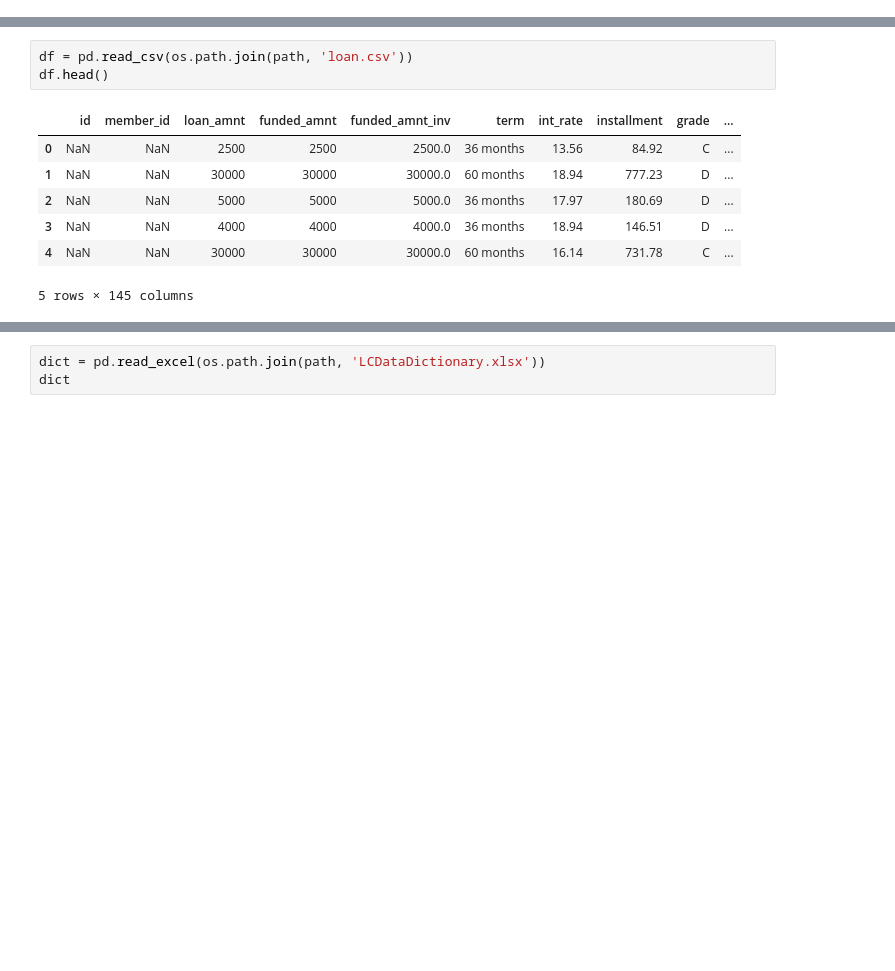
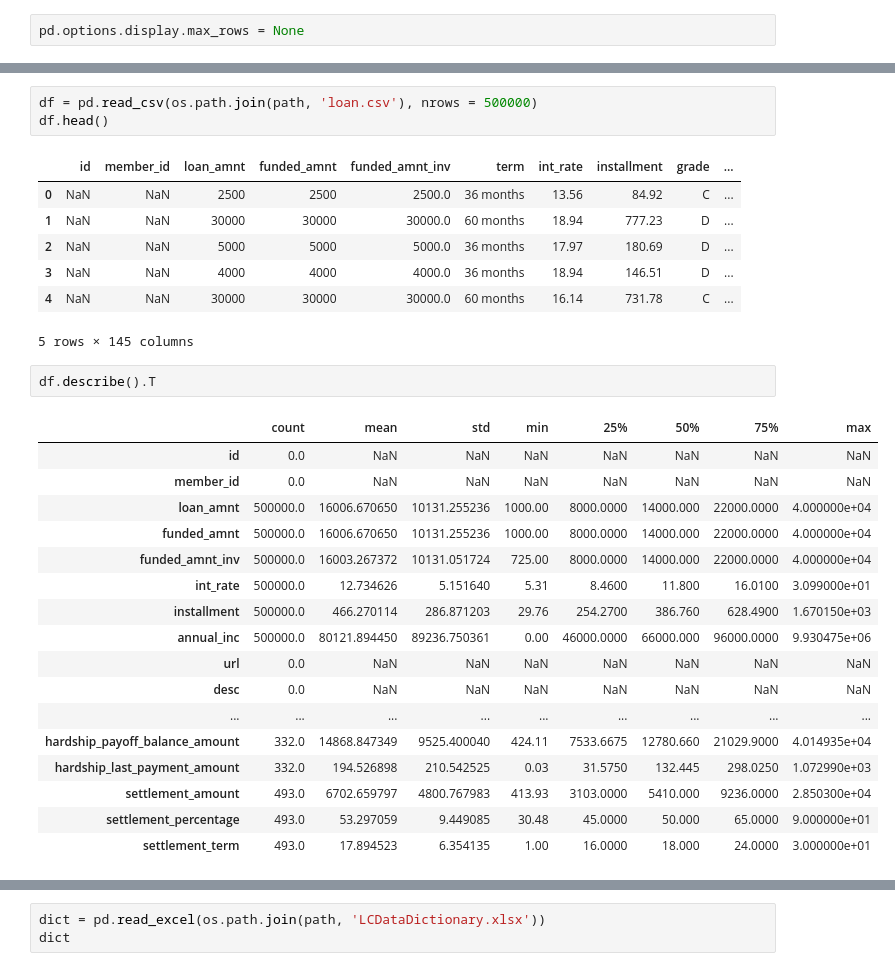
Before and after one commit to jqchen24-new/ml-zoomcamp, a Jupyter notebook: Capstone_project/project.ipynb, the cells around one changed output, grey strips where cells are left out. Saved outputs shown, nothing was run; the diff lists cells and outputs as text; blank space fills up the shorter version.

```diff
--- a/Capstone_project/project.ipynb
+++ b/Capstone_project/project.ipynb
@@ -5,3 +14,5 @@ path
+# %%
+pd.options.display.max_rows = None
 # %%
 import kagglehub
 
@@ -23,5 +31,5 @@ import pandas as pd
 # %%
-df = pd.read_csv(os.path.join(path, 'loan.csv'))
+df = pd.read_csv(os.path.join(path, 'loan.csv'), nrows = 500000)
 df.head()
 # %% [output]
 |  | id | member_id | loan_amnt | funded_amnt | funded_amnt_inv | term | int_rate | installment | grade | ... |
@@ -31,3 +39,23 @@ df.head()
 | 3 | NaN | NaN | 4000 | 4000 | 4000.0 | 36 months | 18.94 | 146.51 | D | ... |
 | 4 | NaN | NaN | 30000 | 30000 | 30000.0 | 60 months | 16.14 | 731.78 | C | ... |
 5 rows × 145 columns
+# %%
+df.describe().T
+# %% [output]
+|  | count | mean | std | min | 25% | 50% | 75% | max |
+| id | 0.0 | NaN | NaN | NaN | NaN | NaN | NaN | NaN |
+| member_id | 0.0 | NaN | NaN | NaN | NaN | NaN | NaN | NaN |
+| loan_amnt | 500000.0 | 16006.670650 | 10131.255236 | 1000.00 | 8000.0000 | 14000.000 | 22000.0000 | 4.000000e+04 |
+| funded_amnt | 500000.0 | 16006.670650 | 10131.255236 | 1000.00 | 8000.0000 | 14000.000 | 22000.0000 | 4.000000e+04 |
+| funded_amnt_inv | 500000.0 | 16003.267372 | 10131.051724 | 725.00 | 8000.0000 | 14000.000 | 22000.0000 | 4.000000e+04 |
+| int_rate | 500000.0 | 12.734626 | 5.151640 | 5.31 | 8.4600 | 11.800 | 16.0100 | 3.099000e+01 |
+| installment | 500000.0 | 466.270114 | 286.871203 | 29.76 | 254.2700 | 386.760 | 628.4900 | 1.670150e+03 |
+| annual_inc | 500000.0 | 80121.894450 | 89236.750361 | 0.00 | 46000.0000 | 66000.000 | 96000.0000 | 9.930475e+06 |
+| url | 0.0 | NaN | NaN | NaN | NaN | NaN | NaN | NaN |
+| desc | 0.0 | NaN | NaN | NaN | NaN | NaN | NaN | NaN |
+| ... | ... | ... | ... | ... | ... | ... | ... | ... |
+| hardship_payoff_balance_amount | 332.0 | 14868.847349 | 9525.400040 | 424.11 | 7533.6675 | 12780.660 | 21029.9000 | 4.014935e+04 |
+| hardship_last_payment_amount | 332.0 | 194.526898 | 210.542525 | 0.03 | 31.5750 | 132.445 | 298.0250 | 1.072990e+03 |
+| settlement_amount | 493.0 | 6702.659797 | 4800.767983 | 413.93 | 3103.0000 | 5410.000 | 9236.0000 | 2.850300e+04 |
+| settlement_percentage | 493.0 | 53.297059 | 9.449085 | 30.48 | 45.0000 | 50.000 | 65.0000 | 9.000000e+01 |
+| settlement_term | 493.0 | 17.894523 | 6.354135 | 1.00 | 16.0000 | 18.000 | 24.0000 | 3.000000e+01 |
```
Also changed, not shown: parts of 20 cells of this notebook.
